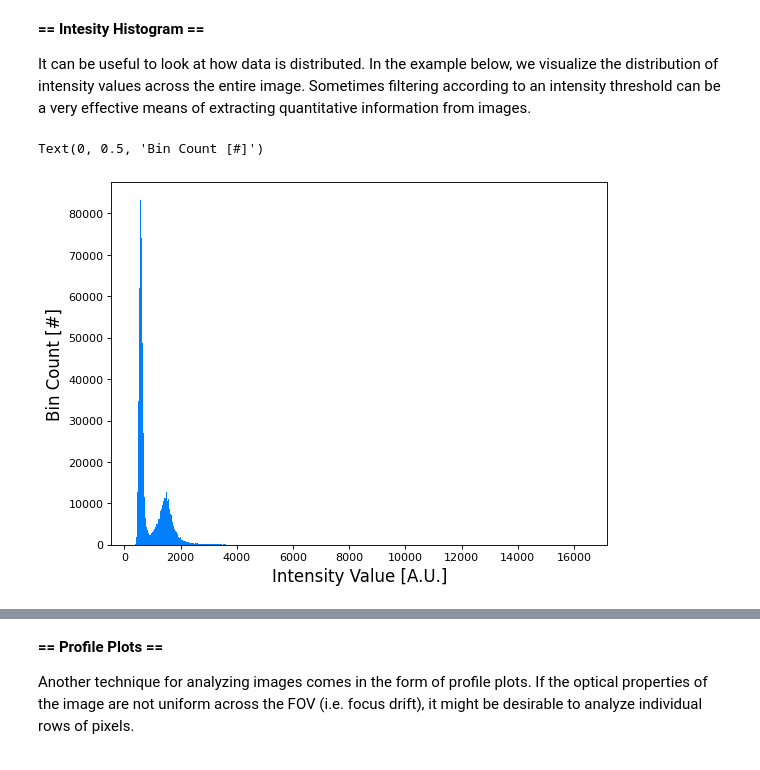
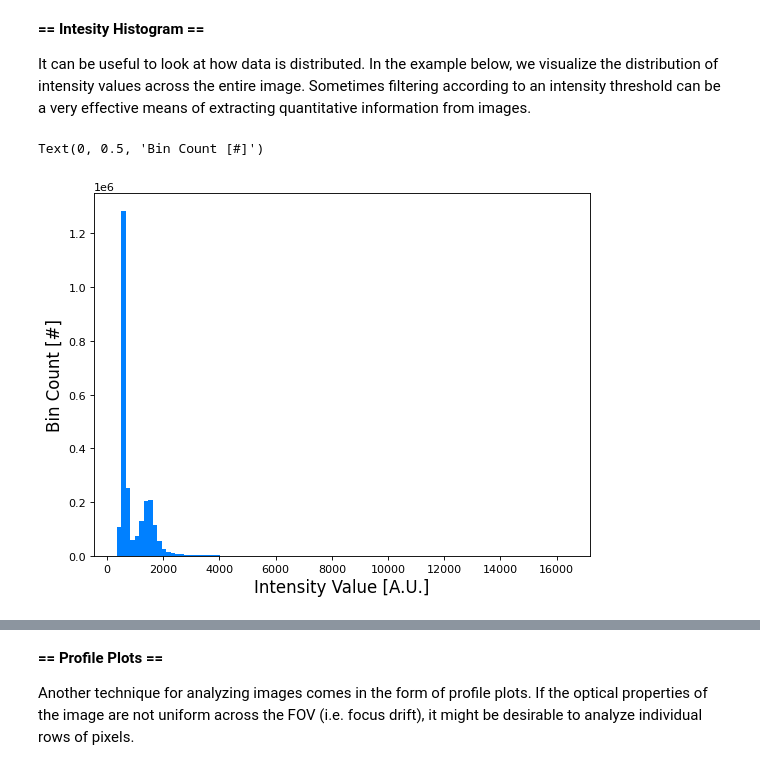
Before and after one commit to cameronhastie/Tutorial, a Jupyter notebook: Image_Analysis/Intro.ipynb, the cells around one changed output, grey strips where cells are left out. Cells and saved outputs as stored; diff of their text form; code cells hidden in the pictures.

```diff
--- a/Image_Analysis/Intro.ipynb
+++ b/Image_Analysis/Intro.ipynb
@@ -56,12 +56,12 @@ It can be useful to look at how data is distributed. In the example below, we vi
 # %%
 # Here we can "flatten" the array representing the image.
 I_vec = test_image.flatten()
 # Again, we can construct a figure using similar parameters.
 plt.figure(num=None, figsize=(8, 6), dpi=80)
 # After we have obtained a flattened version of our image, we can make a histogram.
-plt.hist(I_vec, bins=2000, color=[0,0.5,1])
+dude = plt.hist(I_vec, bins=100, color=[0,0.5,1])
 plt.xlabel("Intensity Value [A.U.]", fontsize=15)
 plt.ylabel("Bin Count [#]", fontsize=15)
 # %% [output]
 Text(0, 0.5, 'Bin Count [#]')
-[figure, old version]
+[figure, new version]
```
Also changed, not shown: parts of 1 cell of this notebook.
